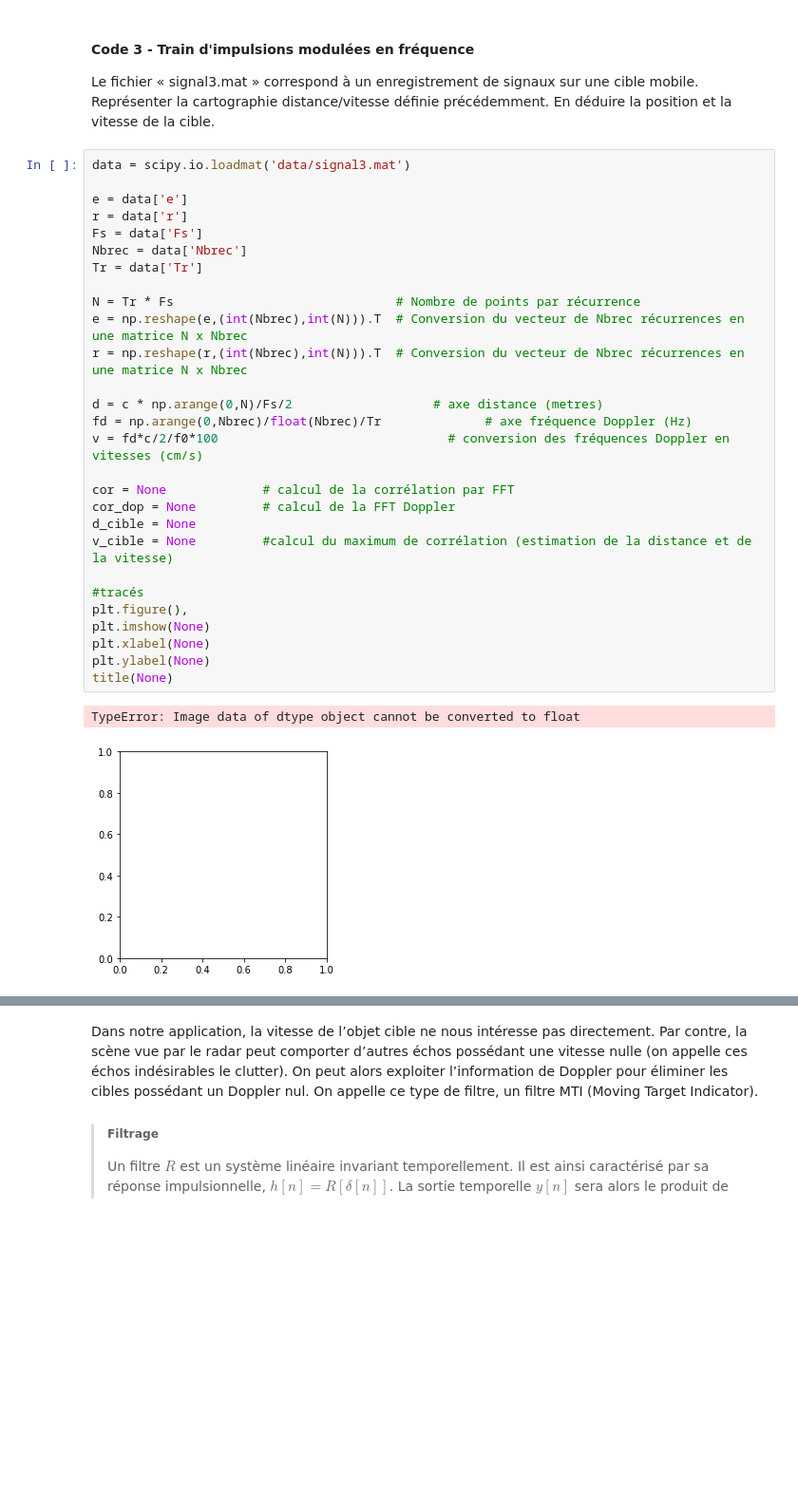
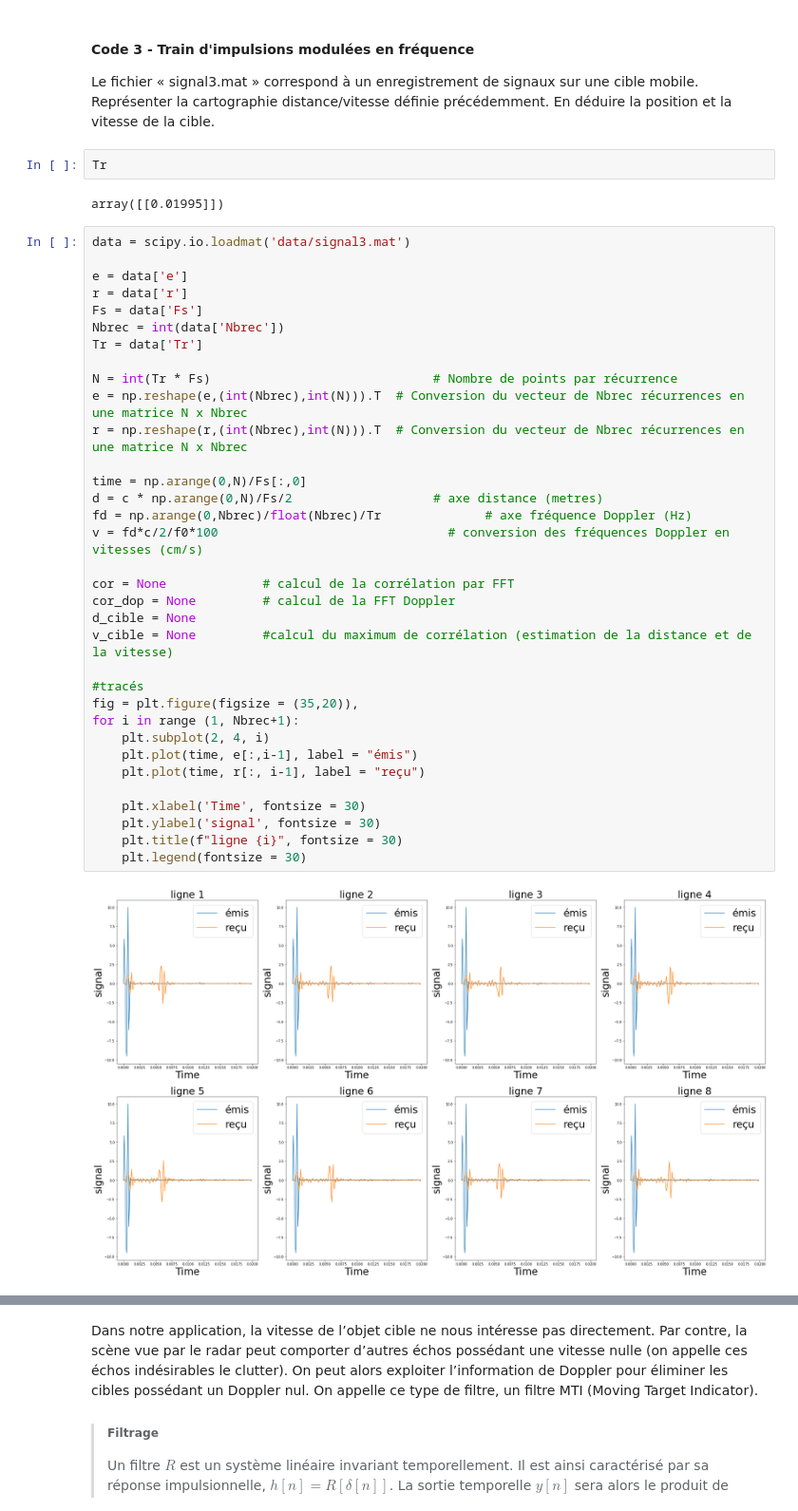
Before and after one commit to 21garbe/Traitement-du-siganl---1A, a Jupyter notebook: mini_projet_radar.ipynb, the cells around one changed output, grey strips where cells are left out. Shown at 95% size. Cells and saved outputs as stored; diff of their text form; blank space fills up the shorter version.

```diff
--- a/mini_projet_radar.ipynb
+++ b/mini_projet_radar.ipynb
@@ -497,34 +496,43 @@ $$\fbox{$V_{r,max}d_{max} = \frac{c^2}{8f_0}$}$$
 #### Code 3 - Train d'impulsions modulées en fréquence
 
 Le fichier « signal3.mat » correspond à un enregistrement de signaux sur une cible mobile. Représenter la cartographie distance/vitesse définie précédemment. En déduire la position et la vitesse de la cible.
+# %%
+Tr
+# %% [output]
+array([[0.01995]])
 # %%
 data = scipy.io.loadmat('data/signal3.mat')
 
 e = data['e']
 r = data['r']
 Fs = data['Fs']
-Nbrec = data['Nbrec']
+Nbrec = int(data['Nbrec'])
 Tr = data['Tr']
 
-N = Tr * Fs                              # Nombre de points par récurrence
+N = int(Tr * Fs)                              # Nombre de points par récurrence
 e = np.reshape(e,(int(Nbrec),int(N))).T  # Conversion du vecteur de Nbrec récurrences en une matrice N x Nbrec
 r = np.reshape(r,(int(Nbrec),int(N))).T  # Conversion du vecteur de Nbrec récurrences en une matrice N x Nbrec
 
+time = np.arange(0,N)/Fs[:,0]
 d = c * np.arange(0,N)/Fs/2                   # axe distance (metres)
 fd = np.arange(0,Nbrec)/float(Nbrec)/Tr              # axe fréquence Doppler (Hz)
 v = fd*c/2/f0*100                               # conversion des fréquences Doppler en vitesses (cm/s)
 
 cor = None             # calcul de la corrélation par FFT
 cor_dop = None         # calcul de la FFT Doppler
 d_cible = None
 v_cible = None         #calcul du maximum de corrélation (estimation de la distance et de la vitesse)
 
 #tracés
-plt.figure(),
-plt.imshow(None)
-plt.xlabel(None)
-plt.ylabel(None)
-title(None)
+fig = plt.figure(figsize = (35,20)),
+for i in range (1, Nbrec+1):
+    plt.subplot(2, 4, i)
+    plt.plot(time, e[:,i-1], label = "émis")
+    plt.plot(time, r[:, i-1], label = "reçu")
+
+    plt.xlabel('Time', fontsize = 30)
+    plt.ylabel('signal', fontsize = 30)
+    plt.title(f"ligne {i}", fontsize = 30)
+    plt.legend(fontsize = 30)
 # %% [output]
-TypeError: Image data of dtype object cannot be converted to float
-[figure, old version]
+[figure, new version]
```
Also changed, not shown: parts of 6 cells of this notebook.
